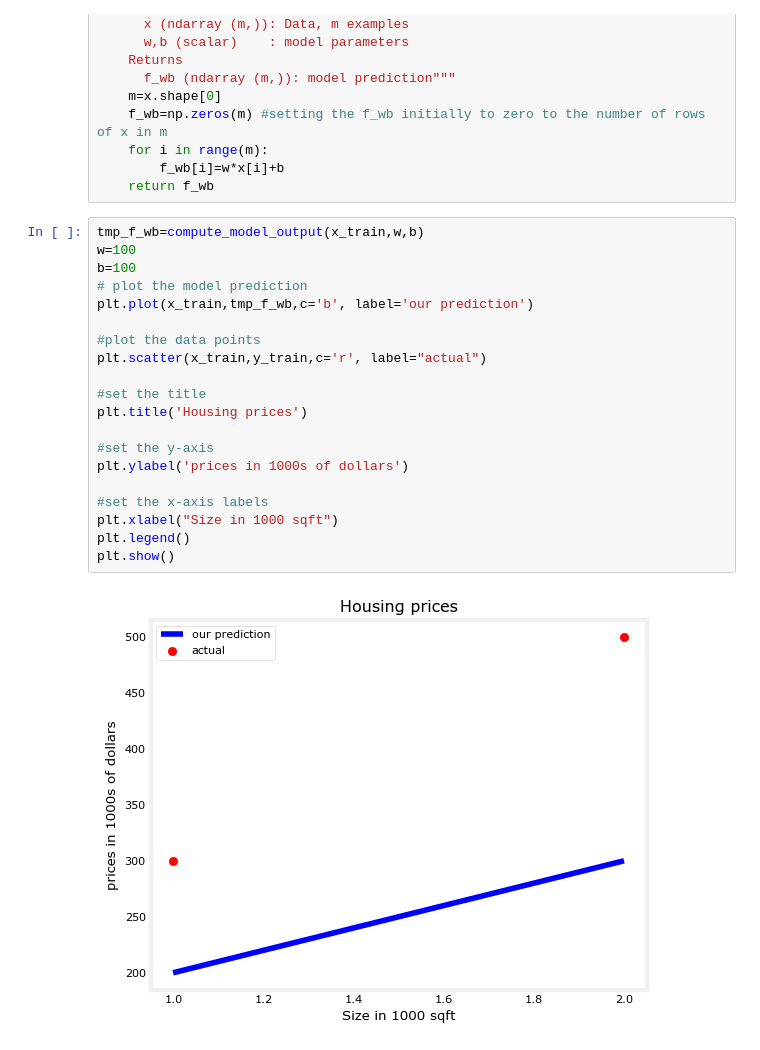
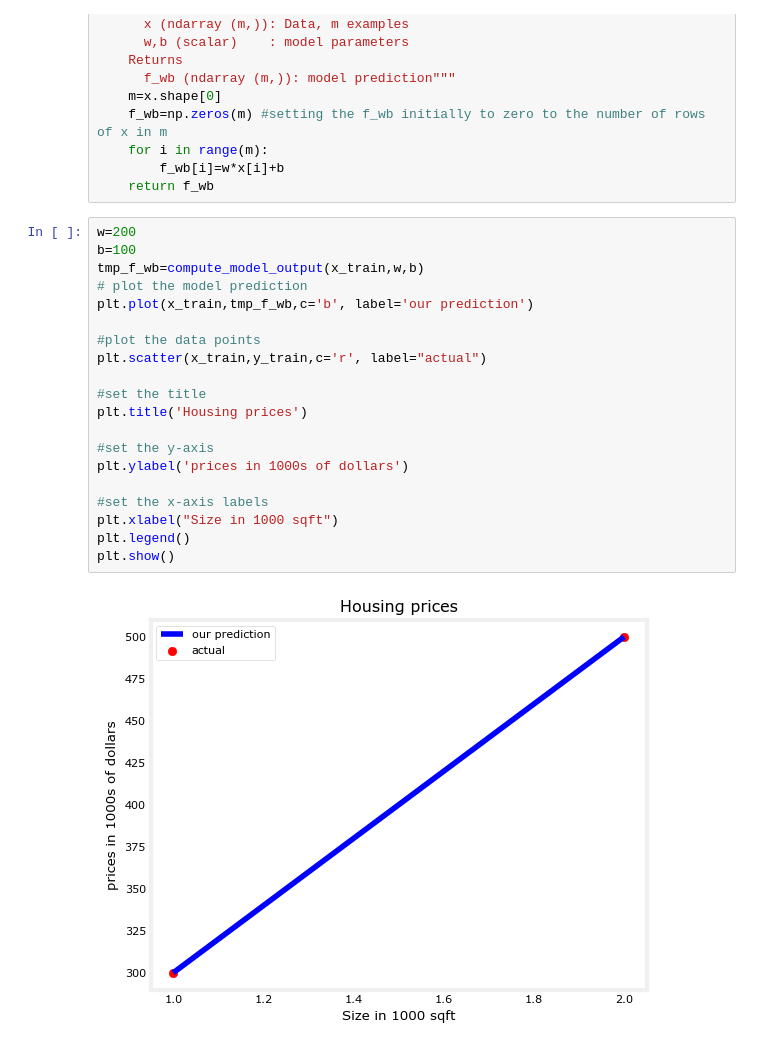
Before and after one commit to ansemin/Machine-Learning-Specialization-Andrew-Ng, a Jupyter notebook: week 1/model_representation.ipynb, the cells around one changed output. Drawn from its saved outputs; the diff is of its cells as text.

```diff
--- a/week 1/model_representation.ipynb
+++ b/week 1/model_representation.ipynb
@@ -62,24 +62,24 @@ def compute_model_output(x,w,b):
         f_wb[i]=w*x[i]+b
     return f_wb
 # %%
+w=200
+b=100
 tmp_f_wb=compute_model_output(x_train,w,b)
-w=100
-b=100
 # plot the model prediction
 plt.plot(x_train,tmp_f_wb,c='b', label='our prediction')
 
 #plot the data points
 plt.scatter(x_train,y_train,c='r', label="actual")
 
 #set the title
 plt.title('Housing prices')
 
 #set the y-axis
 plt.ylabel('prices in 1000s of dollars')
 
 #set the x-axis labels
 plt.xlabel("Size in 1000 sqft")
 plt.legend()
 plt.show()
 # %% [output]
-[figure, old version]
+[figure, new version]
```
Also changed, not shown: parts of 1 cell of this notebook, 2 other files.
